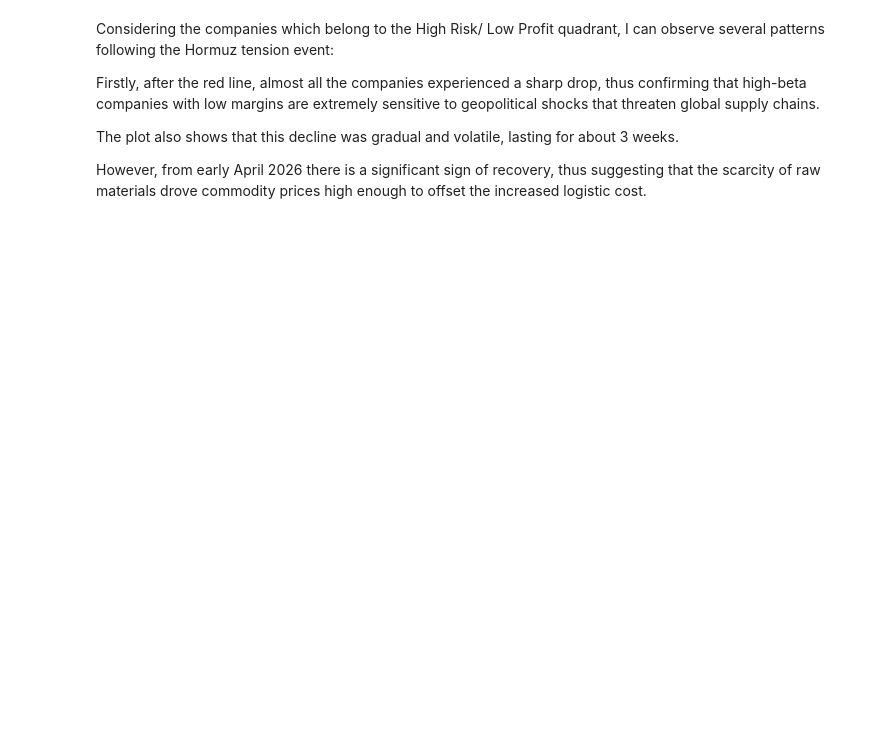
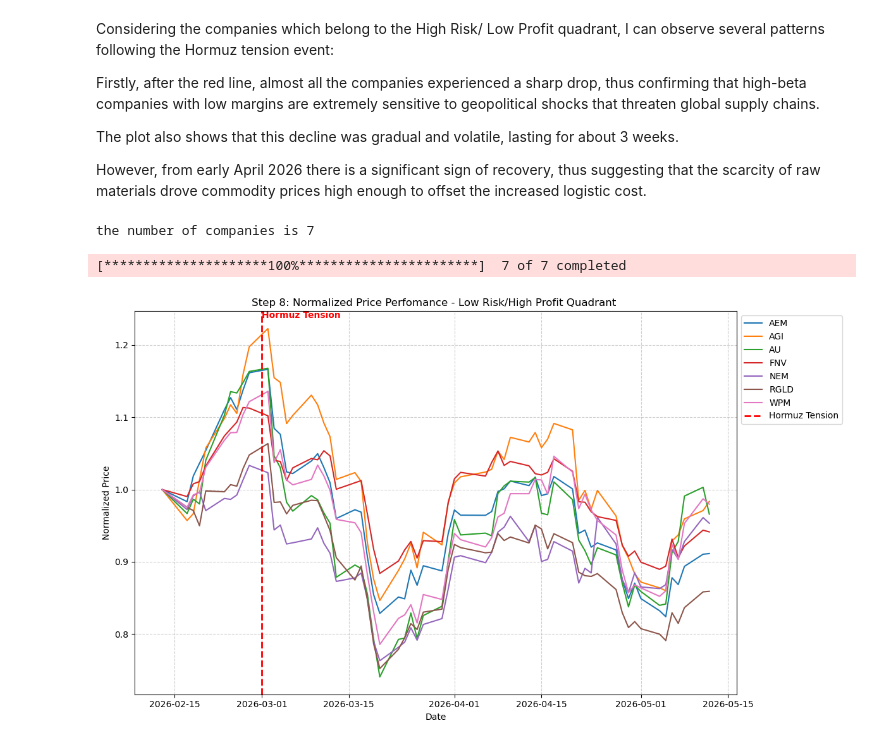
Before and after one commit to luc-nic/Luca-Nicolosi, a Jupyter notebook: Homework_1.ipynb, the cells around one changed output. Drawn from its saved outputs; the diff is of its cells as text; code cells hidden in the pictures; blank space fills up the shorter version.

```diff
--- a/Homework_1.ipynb
+++ b/Homework_1.ipynb
@@ -239,3 +239,37 @@ Firstly, after the red line, almost all the companies experienced a sharp drop,
 The plot also shows that this decline was gradual and volatile, lasting for about 3 weeks.
 
 However, from early April 2026 there is a significant sign of recovery, thus suggesting that the scarcity of raw materials drove commodity prices high enough to offset the increased logistic cost.
+# %%
+#STEP 8
+
+comperison_quadrant = df_industries[(df_industries['beta'] < mean_beta) & (df_industries['profit_margins'] > mean_margin)] # I'm selecting the opposite quadrant
+
+if len(comperison_quadrant) > 10:
+    comperison_quadrant = comperison_quadrant.sort_values(by = 'market_cap_b', ascending= False).head(10) # Here I'm saying that if there are more than 10 companies that belong to that quadrant, I sort all of them and then I take the first 10 with the highest market capitalization
+
+print(f'the number of companies is {len(comperison_quadrant)}')
+
+comparison_ticker = comperison_quadrant['symbol'].tolist()
+
+comparison_data = yf.download(comparison_ticker, period='3mo')['Close']
+
+comparison_normalized = comparison_data/ comparison_data.iloc[0]
+
+plt.figure(figsize=(12,7))
+for company in comparison_normalized.columns:
+    plt.plot(comparison_normalized.index, comparison_normalized[company], label = company)
+
+plt.axvline(pd.to_datetime(hormuz_date), color = 'red', linestyle = '--', linewidth = 2, label = 'Hormuz Tension')
+plt.text(pd.to_datetime(hormuz_date), plt.ylim()[1], 'Hormuz Tension', verticalalignment= 'top', fontsize = 10, color= 'red', fontweight = 'bold')
+
+plt.title('Step 8: Normalized Price Perfomance - Low Risk/High Profit Quadrant ')
+plt.xlabel('Date')
+plt.ylabel('Normalized Price')
+plt.legend(loc = 'upper left', bbox_to_anchor=(1,1))
+plt.grid(True, linestyle = '--', alpha = 0.6)
+plt.tight_layout()
+plt.show()
+# %% [output]
+the number of companies is 7
+[*********************100%***********************]  7 of 7 completed
+[figure, added]
```
Also changed, not shown: parts of 2 cells of this notebook.
